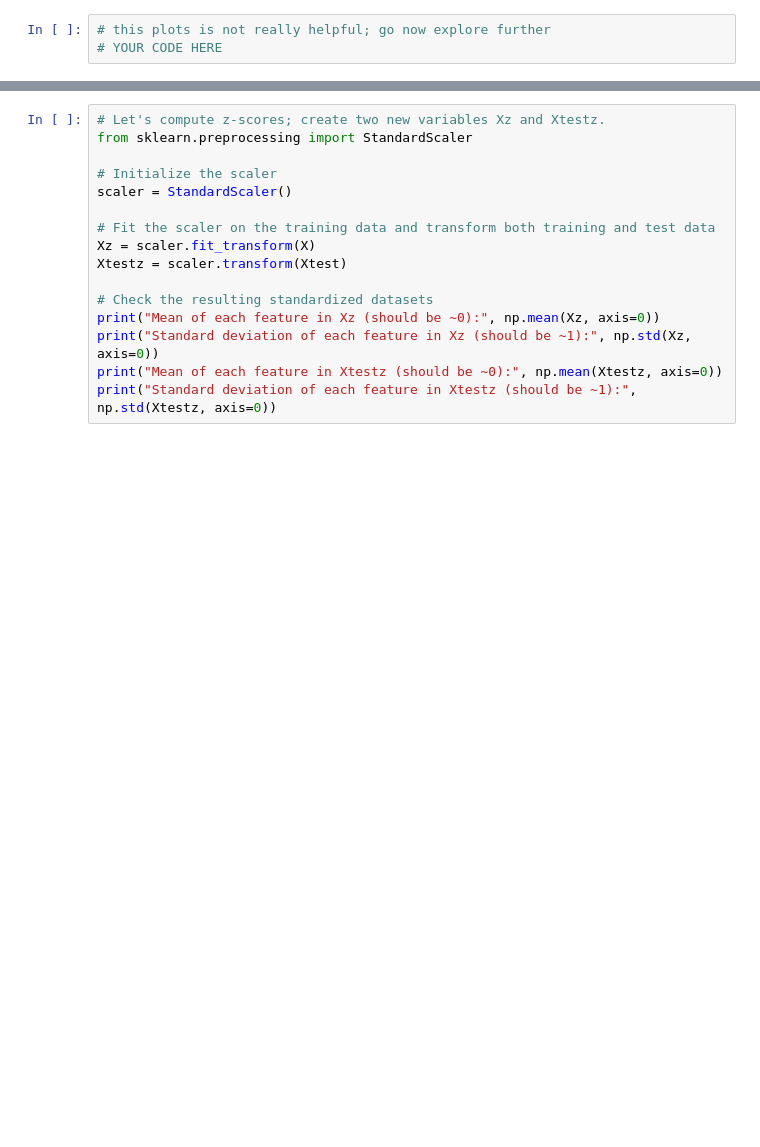
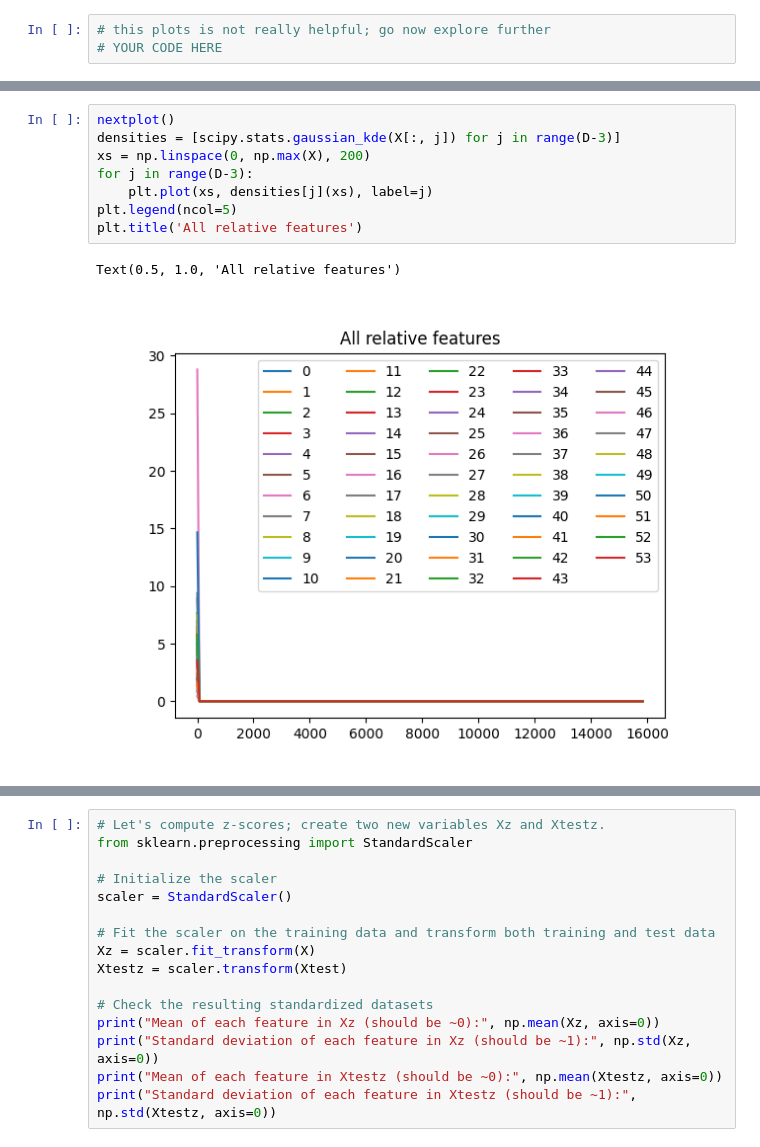
Before and after one commit to Tu2-prog/IE-675b-Machine-Learning-HWS24, a Jupyter notebook: a02-lr/a02-lr.ipynb, the cells around one changed output, grey strips where cells are left out. Drawn from its saved outputs; the diff is of its cells as text; blank space fills up the shorter version.

```diff
--- a/a02-lr/a02-lr.ipynb
+++ b/a02-lr/a02-lr.ipynb
@@ -136,0 +157,11 @@ plt.legend(ncol=5)
+# %%
+nextplot()
+densities = [scipy.stats.gaussian_kde(X[:, j]) for j in range(D-3)]
+xs = np.linspace(0, np.max(X), 200)
+for j in range(D-3):
+    plt.plot(xs, densities[j](xs), label=j)
+plt.legend(ncol=5)
+plt.title('All relative features')
+# %% [output]
+Text(0.5, 1.0, 'All relative features')
+[figure, added]
```
Also changed, not shown: parts of 11 cells of this notebook.
